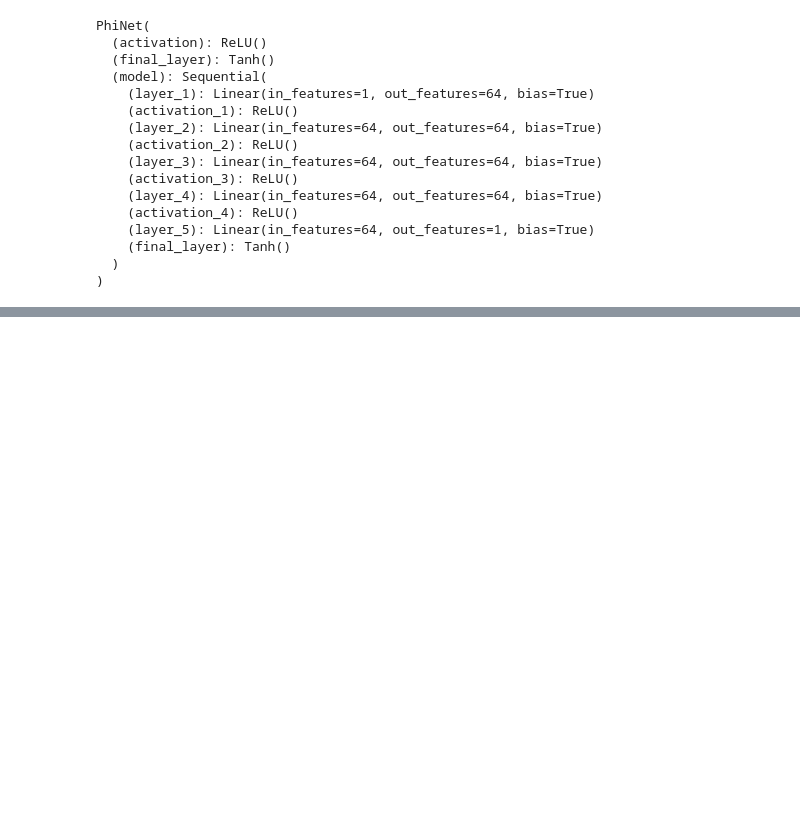
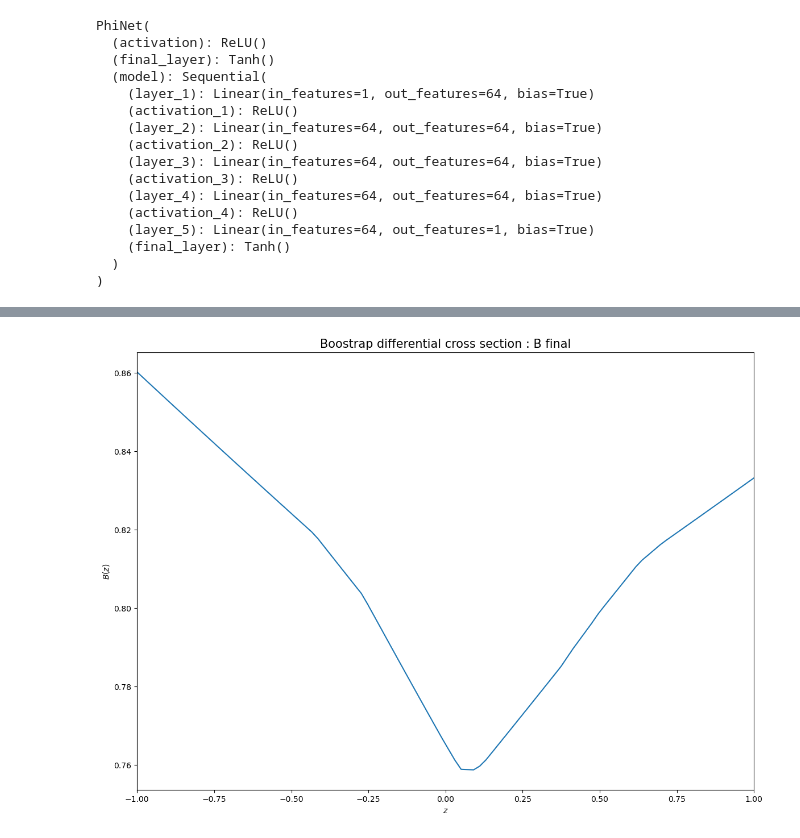
Before and after one commit to aureliendersy/S-Matrix-Bootstrap, a Jupyter notebook: 2to2_scattering_bmod.ipynb, the cells around one changed output, grey strips where cells are left out. Saved outputs shown, nothing was run; the diff lists cells and outputs as text; code cells hidden in the pictures; blank space fills up the shorter version.

```diff
--- a/2to2_scattering_bmod.ipynb
+++ b/2to2_scattering_bmod.ipynb
@@ -495,7 +552,7 @@ def eval_run_b(trained_solver, params, device, neptune_run, steps_eval=100, num=
         neptune_run['metrics/eval_loss_base' + str_add].log(eval_loss_base)
         eval_point_loss_non_scaled = trained_solver.point_loss(zpointstest)
 
-        b_pts = trained_solver.mod_net(zpointstest)
+        b_pts = trained_solver.mod_net(zpointstest.view(-1,1)).squeeze()
 
     return zpointstest, phires, sinphires, eval_point_loss_scaled, eval_point_loss_non_scaled, b_pts
 # %% [markdown]
@@ -650,8 +767,8 @@ plt.show()
 run = neptune.init_run(project=NEPTUNE_PROJECT, api_token=NEPTUNE_API_TOKEN, name="Run_B_test")
 
 params = {'batch_size': 64,
-         'epochs_num': 10000,
-         'warmup_b_epochs': 0,
+         'epochs_num': 1000,
+         'warmup_b_epochs': 10,
          'repulsive_epochs': [3000, 3250],
          'learning_rate': 0.001,
          'lr_scheduler': True,
@@ -679,6 +796,6 @@ https://app.neptune.ai/zulap/2to2scattering/e/TOS-1128
 Remember to stop your run once you’ve finished logging your metadata (https://docs.neptune.ai/api/run#stop). It will be stopped automatically only when the notebook kernel/interactive console is termi ...
 # %%
-netsolver = train_run(params, device, run, module_net=net_mod, seed_num=42, optim_name='Adam')
+netsolver = train_run(params, device, run, module_net=net_mod2, seed_num=42, optim_name='Adam')
 # %% [output]
 PhiNet(
   (activation): ReLU()
@@ -712,3 +833,10 @@ plot_summary(zpointseval, phieval, sinphieval, integralz, run, tags)
+# %%
+with torch.no_grad():
+    b_points = netsolver.mod_net(z_pointst.view(-1,1))
+
+plot_b(z_pointst, b_points, run)
+# %% [output]
+[figure, added]
 # %%
 # Make sure to kill the Neptune logger run
 run.stop()
```
Also changed, not shown: parts of 30 cells of this notebook, 2 other files.
